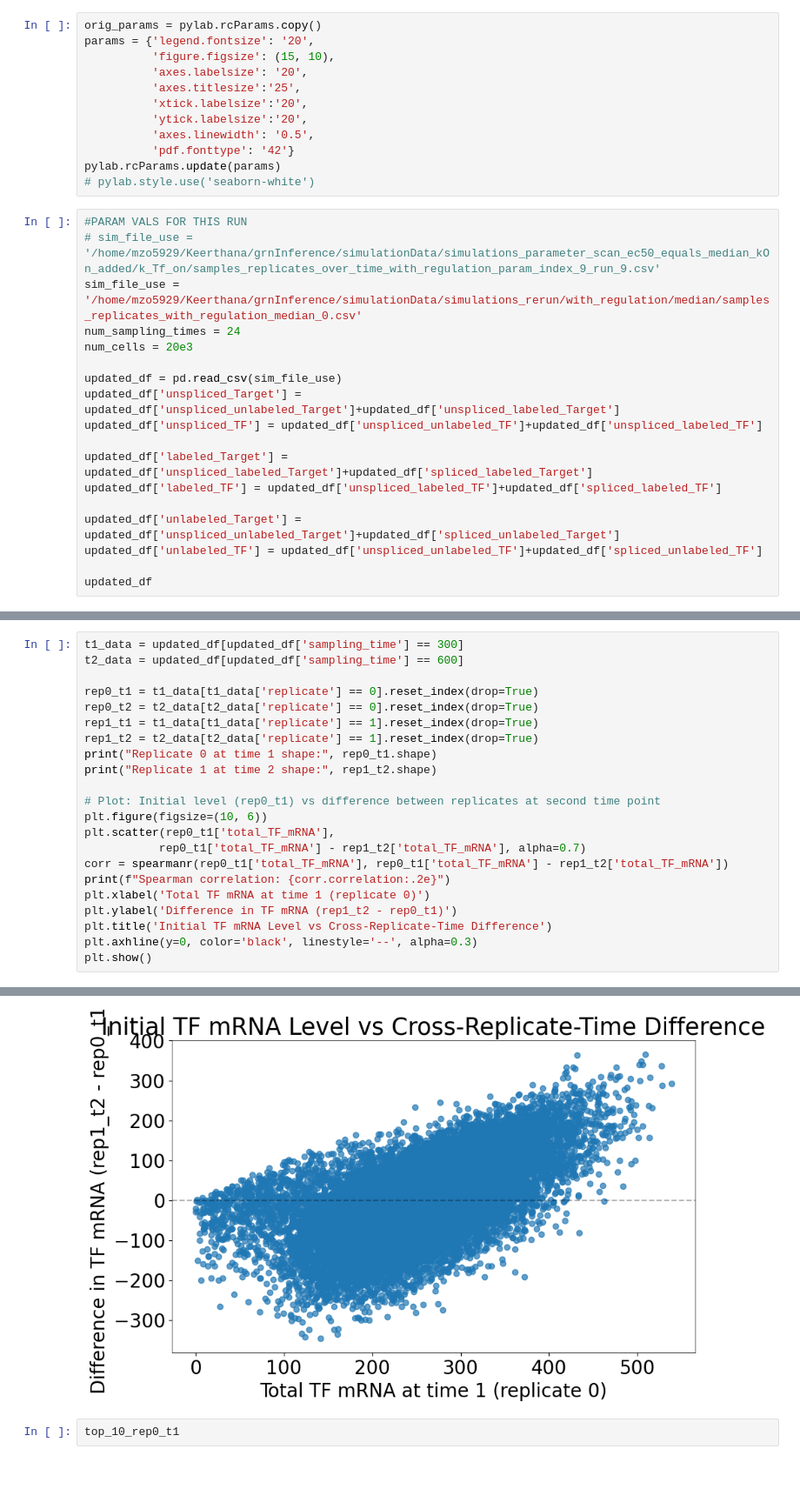
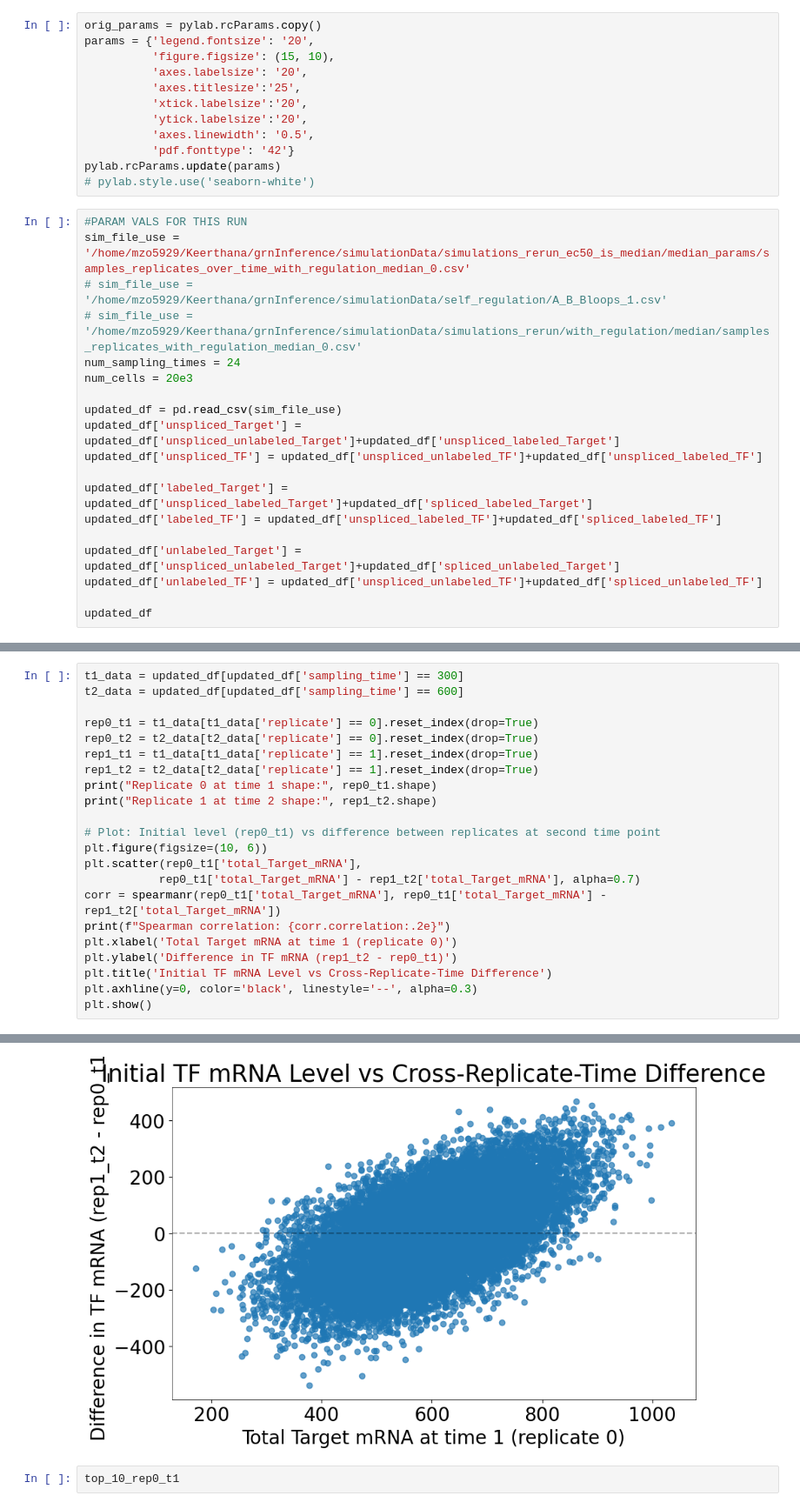
Before and after one commit to Keerthana910234/grnInference, a Jupyter notebook: analysisCode/compare_two_state_regulation.ipynb, the cells around one changed output, grey strips where cells are left out. Shown at 87% size. Cells and saved outputs as stored; diff of their text form; blank space fills up the shorter version.

Commit message:
completed generalized simulation code

```diff
--- a/analysisCode/compare_two_state_regulation.ipynb
+++ b/analysisCode/compare_two_state_regulation.ipynb
@@ -30,8 +30,9 @@ pylab.rcParams.update(params)
 # pylab.style.use('seaborn-white')
 # %%
 #PARAM VALS FOR THIS RUN
-# sim_file_use = '/home/mzo5929/Keerthana/grnInference/simulationData/simulations_parameter_scan_ec50_equals_median_kOn_added/k_Tf_on/samples_replicates_over_time_with_regulation_param_index_9_run_9.csv'
-sim_file_use = '/home/mzo5929/Keerthana/grnInference/simulationData/simulations_rerun/with_regulation/median/samples_replicates_with_regulation_median_0.csv'
+sim_file_use = '/home/mzo5929/Keerthana/grnInference/simulationData/simulations_rerun_ec50_is_median/median_params/samples_replicates_over_time_with_regulation_median_0.csv'
+# sim_file_use = '/home/mzo5929/Keerthana/grnInference/simulationData/self_regulation/A_B_Bloops_1.csv'
+# sim_file_use = '/home/mzo5929/Keerthana/grnInference/simulationData/simulations_rerun/with_regulation/median/samples_replicates_with_regulation_median_0.csv'
 num_sampling_times = 24
 num_cells = 20e3
 
@@ -144,11 +145,11 @@ print("Replicate 1 at time 2 shape:", rep1_t2.shape)
 
 # Plot: Initial level (rep0_t1) vs difference between replicates at second time point
 plt.figure(figsize=(10, 6))
-plt.scatter(rep0_t1['total_TF_mRNA'],
-           rep0_t1['total_TF_mRNA'] - rep1_t2['total_TF_mRNA'], alpha=0.7)
-corr = spearmanr(rep0_t1['total_TF_mRNA'], rep0_t1['total_TF_mRNA'] - rep1_t2['total_TF_mRNA'])
+plt.scatter(rep0_t1['total_Target_mRNA'],
+           rep0_t1['total_Target_mRNA'] - rep1_t2['total_Target_mRNA'], alpha=0.7)
+corr = spearmanr(rep0_t1['total_Target_mRNA'], rep0_t1['total_Target_mRNA'] - rep1_t2['total_Target_mRNA'])
 print(f"Spearman correlation: {corr.correlation:.2e}")
-plt.xlabel('Total TF mRNA at time 1 (replicate 0)')
+plt.xlabel('Total Target mRNA at time 1 (replicate 0)')
 plt.ylabel('Difference in TF mRNA (rep1_t2 - rep0_t1)')
 plt.title('Initial TF mRNA Level vs Cross-Replicate-Time Difference')
 plt.axhline(y=0, color='black', linestyle='--', alpha=0.3)
@@ -159,4 +161,4 @@ Replicate 1 at time 2 shape: (20000, 29)
-[figure, old version]
+[figure, new version]
 # %%
 top_10_rep0_t1
 # %% [output]
```
Also changed, not shown: parts of 5 cells of this notebook, 6 other files.
